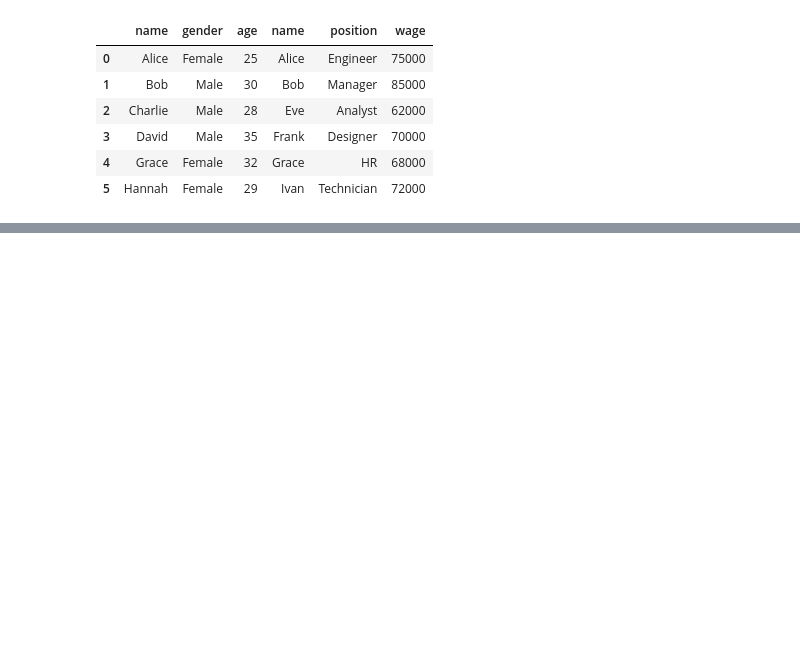
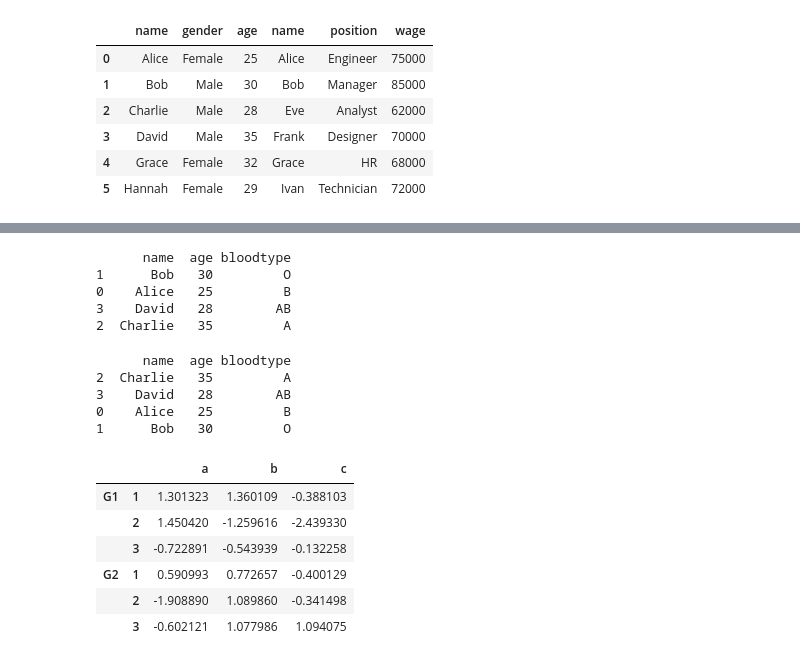
Before and after one commit to AlysterBenedict/AIML, a Jupyter notebook: Pandas/pandas.ipynb, the cells around one changed output, grey strips where cells are left out. Saved outputs shown, nothing was run; the diff lists cells and outputs as text; code cells hidden in the pictures; blank space fills up the shorter version.

```diff
--- a/Pandas/pandas.ipynb
+++ b/Pandas/pandas.ipynb
@@ -1203,0 +1244,54 @@ dtype: int64
+# %%
+#descending order values
+sorted_df_desc=df.sort_values(by='bloodtype', ascending=False)
+print(sorted_df_desc)
+# %% [output]
+      name  age bloodtype
+1      Bob   30         O
+0    Alice   25         B
+3    David   28        AB
+2  Charlie   35         A
+# %%
+#sort using two columns
+
+#The age column is used only when there are ties in the bloodtype values — that is, when multiple rows have the same blood type, it will then sort them by age.
+
+sorted_df_multi=df.sort_values(by=['bloodtype','age'],ascending=True)
+print(sorted_df_multi)
+# %% [output]
+      name  age bloodtype
+2  Charlie   35         A
+3    David   28        AB
+0    Alice   25         B
+1      Bob   30         O
+# %%
+#hiearrchical Indexing
+
+# Define column headers for the DataFrame
+# Create outer index labels: ['G1', 'G1', 'G1', 'G2', 'G2', 'G2']
+# Create inner index labels: [1, 2, 3, 1, 2, 3]
+# Combine outer and inner index into tuple pairs using zip
+# Create a MultiIndex from the tuple pairs for hierarchical indexing
+# Create a DataFrame with random data, hierarchical index, and column headers
+# Resulting DataFrame has two levels of row indexes (MultiIndex)
+# Level 0: Outer group (e.g., G1, G2)
+# Level 1: Inner subgroup (e.g., 1, 2, 3)
+# This allows advanced data organization and multi-level access
+
+
+my_header=['a','b','c']
+my_index_out=['G1']*3 + ['G2']*3
+my_index_in=[1,2,3]*2
+my_index_zipped = list(zip(my_index_out, my_index_in))
+my_index = pd.MultiIndex.from_tuples(my_index_zipped)
+dff=pd.DataFrame(data=np.random.randn(6,3),index=my_index,columns=my_header)  ##random from noraml distribution with 6 rows and 3 columns
+
+dff
+# %% [output]
+|  |  | a | b | c |
+| G1 | 1 | 1.301323 | 1.360109 | -0.388103 |
+|  | 2 | 1.450420 | -1.259616 | -2.439330 |
+|  | 3 | -0.722891 | -0.543939 | -0.132258 |
+| G2 | 1 | 0.590993 | 0.772657 | -0.400129 |
+|  | 2 | -1.908890 | 1.089860 | -0.341498 |
+|  | 3 | -0.602121 | 1.077986 | 1.094075 |
```
Also changed, not shown: parts of 3 cells of this notebook.
